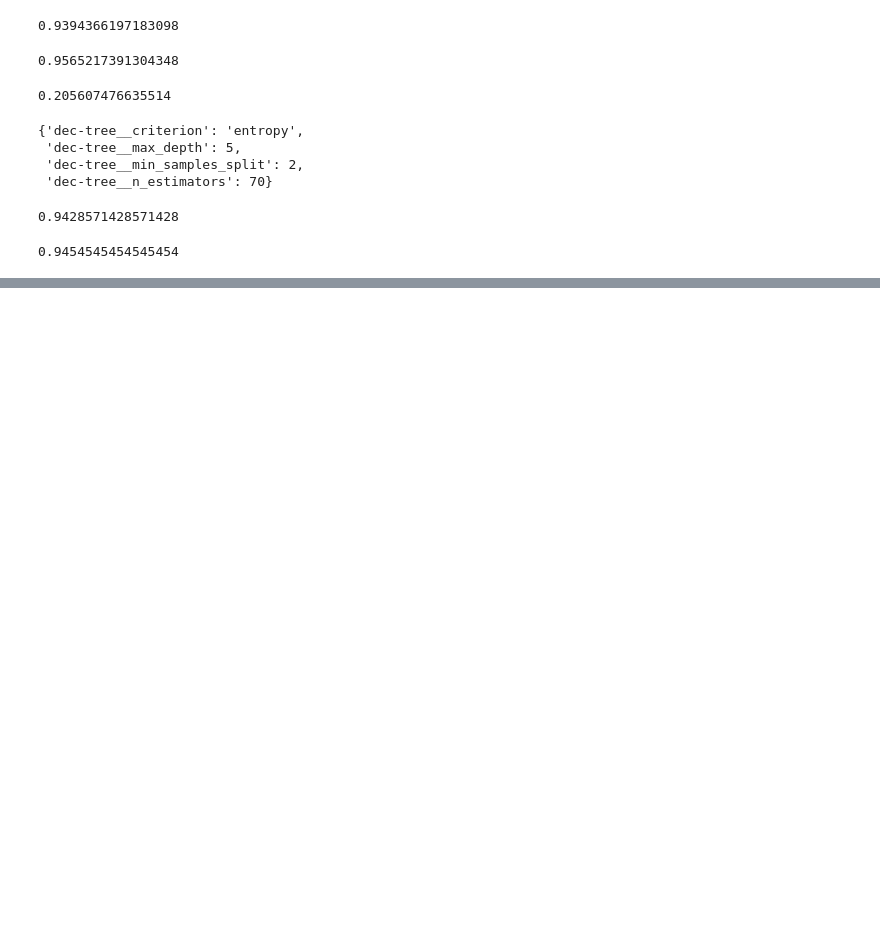
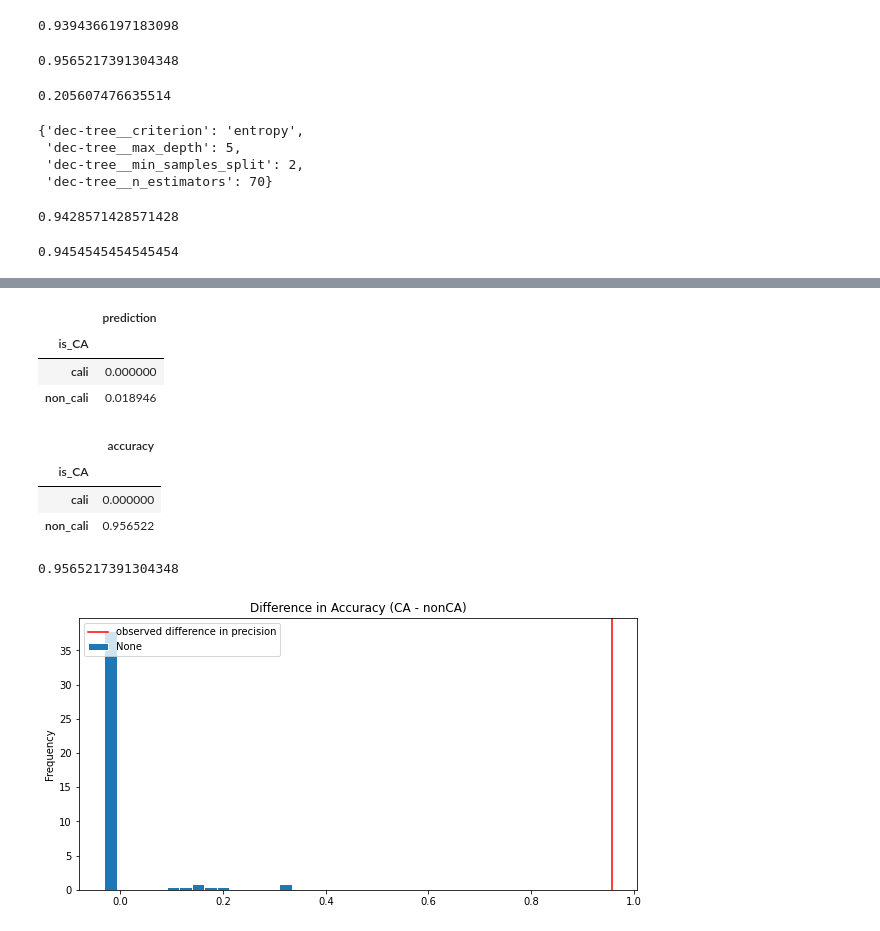
Before and after one commit to tharvipop/sussy-stock-trades, a Jupyter notebook: final_model.ipynb, the cells around one changed output, grey strips where cells are left out. Drawn from its saved outputs; the diff is of its cells as text; code cells hidden in the pictures; blank space fills up the shorter version.

```diff
--- a/final_model.ipynb
+++ b/final_model.ipynb
@@ -122,3 +124,10 @@ searcher.score(X_train, y_train)
 searcher.score(X_test, y_test)
 # %% [output]
 0.9454545454545454
+# %%
+results = X_test
+# results['age_bracket'] = results['age'].apply(lambda x: 5 * (x // 5 + 1))
+results['prediction'] = y_pred
+results['cap_gains_over_200_usd'] = y_test
+results['is_CA'] = (results.state == 'CA').replace({True: 'cali', False: 'non_cali'})
+results.head()
@@ -124,0 +141,45 @@ searcher.score(X_test, y_test)
+# %%
+results.groupby('is_CA')['prediction'].mean().to_frame()
+# %% [output]
+|  | prediction |
+| is_CA |  |
+| cali | 0.000000 |
+| non_cali | 0.018946 |
+# %%
+(
+    results
+    .groupby('is_CA')
+    .apply(lambda x: metrics.precision_score(x['cap_gains_over_200_usd'], x['prediction']))
+    .rename('accuracy')
+    .to_frame()
+)
+# %% [output]
+|  | accuracy |
+| is_CA |  |
+| cali | 0.000000 |
+| non_cali | 0.956522 |
+# %%
+obs = results.groupby('is_CA').apply(lambda x: metrics.precision_score(x['cap_gains_over_200_usd'], x['prediction'])).diff().iloc[-1]
+obs
+# %% [output]
+0.9565217391304348
+# %%
+diff_in_prec = []
+for _ in range(100):
+    s = (
+        results[['is_CA', 'prediction', 'cap_gains_over_200_usd']]
+        .assign(is_CA=results.is_CA.sample(frac=1.0, replace=False).reset_index(drop=True))
+        .groupby('is_CA')
+        .apply(lambda x: metrics.precision_score(x['cap_gains_over_200_usd'], x['prediction']))
+        .diff()
+        .iloc[-1]
+    )
+
+    diff_in_prec.append(s)
+# %%
+plt.figure(figsize=(10, 5))
+pd.Series(diff_in_prec).plot(kind='hist', ec='w', density=True, bins=15, title='Difference in Accuracy (CA - nonCA)')
+plt.axvline(x=obs, color='red', label='observed difference in precision')
+plt.legend(loc='upper left');
+# %% [output]
+[figure, added]
```
Also changed, not shown: parts of 2 cells of this notebook, 2 other files.
